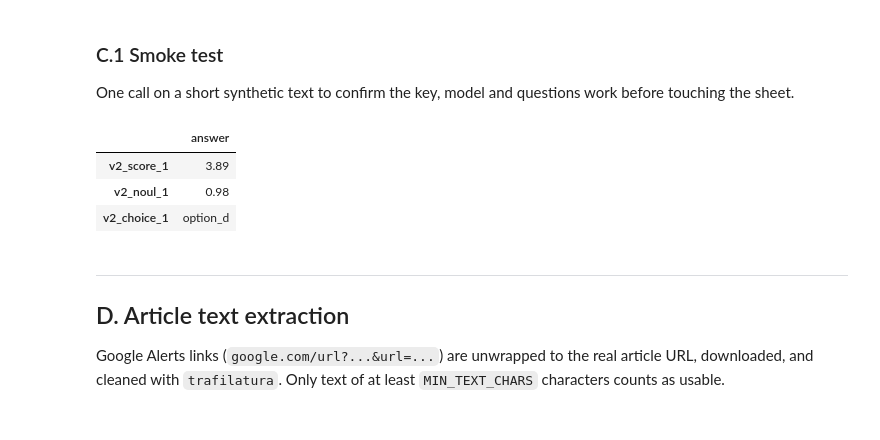
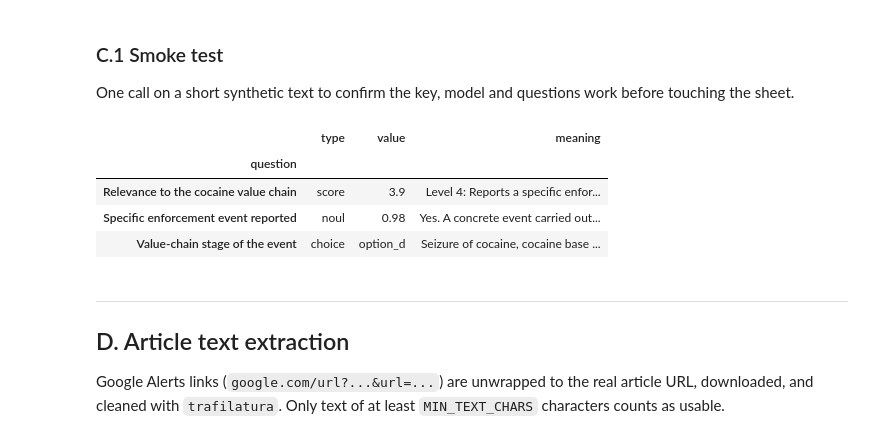
Before and after one commit to FelipeVillota/ic-csdb, a Jupyter notebook: 0A.1-jev_e_pipeline.ipynb, the cells around one changed output. Saved outputs shown, nothing was run; the diff lists cells and outputs as text; code cells hidden in the pictures.

```diff
--- a/0A.1-jev_e_pipeline.ipynb
+++ b/0A.1-jev_e_pipeline.ipynb
@@ -1149,21 +1149,53 @@ class JEVClassifier:
 # %% [markdown]
 ### C.1 Smoke test
 One call on a short synthetic text to confirm the key, model and questions work before touching the sheet.
-# %%
-SAMPLE_TEXT = (
-    "Colombian Navy seized 2.3 tonnes of cocaine aboard a semi-submersible off Tumaco. "
-    "Authorities said the shipment belonged to the Clan del Golfo."
-)
-
-with JEVClassifier(ACTIVE_SPEC, write_confidence=WRITE_CONFIDENCE) as jev_test:
-    test_answers = jev_test.classify(SAMPLE_TEXT)
-
-display(pd.Series(test_answers, name="answer").to_frame())
-# %% [output]
-|  | answer |
-| v2_score_1 | 3.89 |
-| v2_noul_1 | 0.98 |
-| v2_choice_1 | option_d |
+# %%
+SAMPLE_TEXT = (
+    "Colombian Navy seized 2.3 tonnes of cocaine aboard a semi-submersible off Tumaco. "
+    "Authorities said the shipment belonged to the Clan del Golfo."
+)
+
+
+def interpret_answer(name, value, spec=None):
+    """Turn a raw JEV value into its human-readable meaning from the registry."""
+    spec = spec or QUESTION_BANK[name]
+    if value is None:
+        return "—"
+    if spec["type"] == "score":
+        levels = spec["criteria"]
+        level = min(max(int(round(value)), 0), len(levels) - 1)
+        return f"Level {level}: {levels[level]}"
+    if spec["type"] == "noul":
+        crit = spec.get("criteria") or {}
+        if value >= 0.5:
+            return f"Yes. {crit.get('true') or 'statement true'}"
+        return f"No. {crit.get('false') or 'statement false'}"
+    if spec["type"] == "choice":
+        return spec["criteria"].get(value, f"Unknown option: {value}")
+    return str(value)
+
+
+with JEVClassifier(ACTIVE_SPEC, write_confidence=WRITE_CONFIDENCE) as jev_test:
+    test_answers = jev_test.classify(SAMPLE_TEXT)
+
+result = pd.DataFrame([
+    {
+        "question": ACTIVE_SPEC[name].get("label", name),
+        "type": ACTIVE_SPEC[name]["type"],
+        "value": test_answers.get(name),
+        "meaning": interpret_answer(name, test_answers.get(name), ACTIVE_SPEC[name]),
+    }
+    for name in ACTIVE_SPEC
+]).set_index("question")
+
+with pd.option_context("display.max_colwidth", None):
+    display(result)
+# %% [output]
+|  | type | value | meaning |
+| question |  |  |  |
+| Relevance to the cocaine value chain | score | 3.9 | Level 4: Reports a specific enfor... |
+| Specific enforcement event reported | noul | 0.98 | Yes. A concrete event carried out... |
+| Value-chain stage of the event | choice | option_d | Seizure of cocaine, cocaine base ... |
 # %% [markdown]
 ---
 ## D. Article text extraction
```
